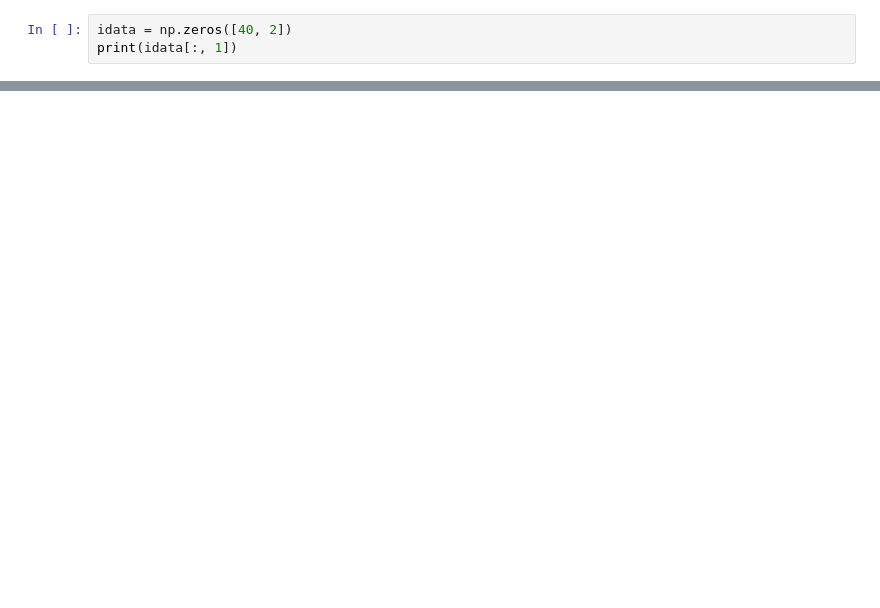
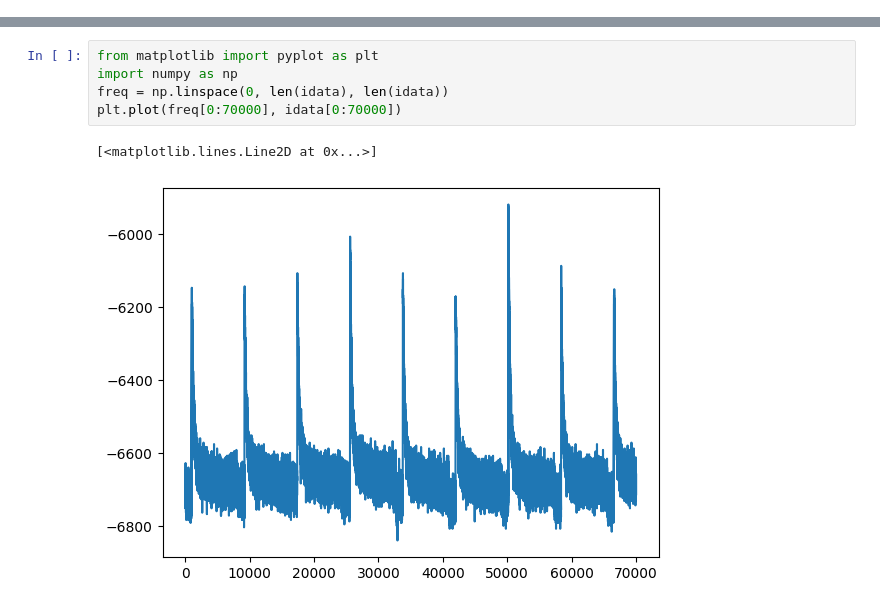
Before and after one commit to biqute/QTLab2223, a Jupyter notebook: SingleIRdetection/src/iqcorrection_src/test_convertdebug.ipynb, the cells around one changed output, grey strips where cells are left out. Saved outputs shown, nothing was run; the diff lists cells and outputs as text; blank space fills up the shorter version.

```diff
--- a/SingleIRdetection/src/iqcorrection_src/test_convertdebug.ipynb
+++ b/SingleIRdetection/src/iqcorrection_src/test_convertdebug.ipynb
@@ -491,3 +440,0 @@ Qc=%f
-# %%
-idata = np.zeros([40, 2])
-print(idata[:, 1])
@@ -498,0 +460,8 @@ data = np.fromfile(filefid)
+# %%
+from matplotlib import pyplot as plt
+import numpy as np
+freq = np.linspace(0, len(idata), len(idata))
+plt.plot(freq[0:70000], idata[0:70000])
+# %% [output]
+[<matplotlib.lines.Line2D at 0x...>]
+[figure, added]
```
Also changed, not shown: parts of 10 cells of this notebook, 10 other files.
